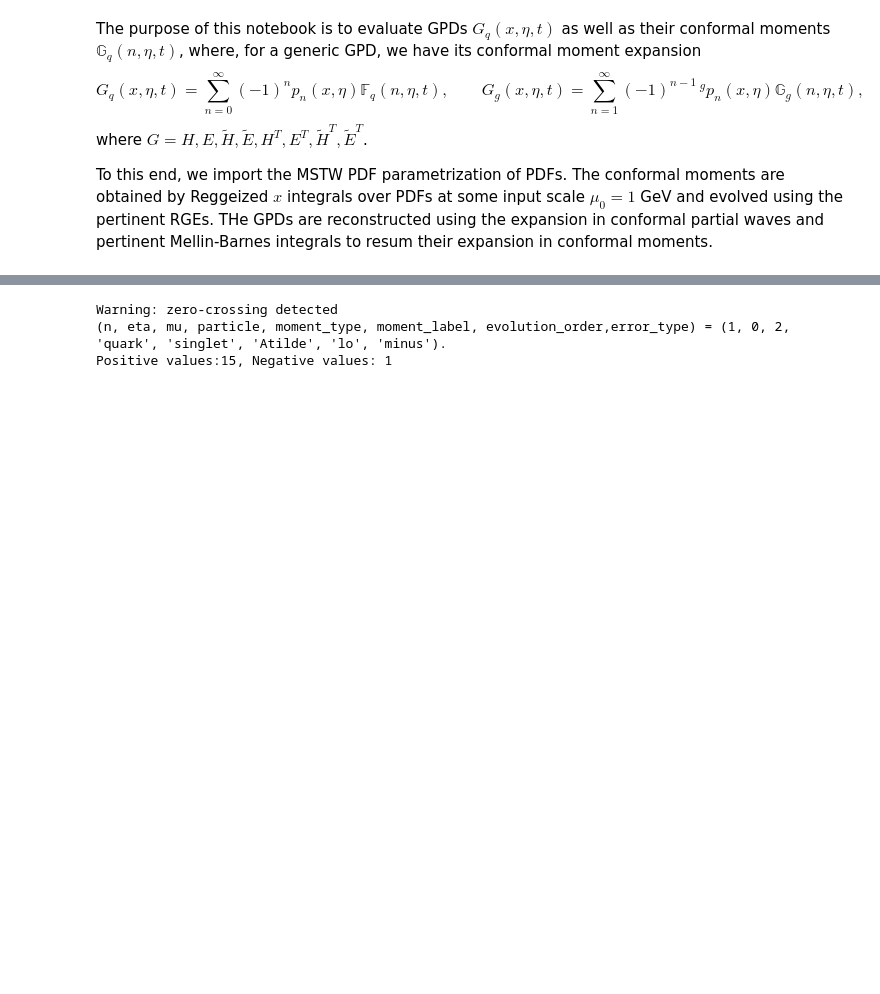
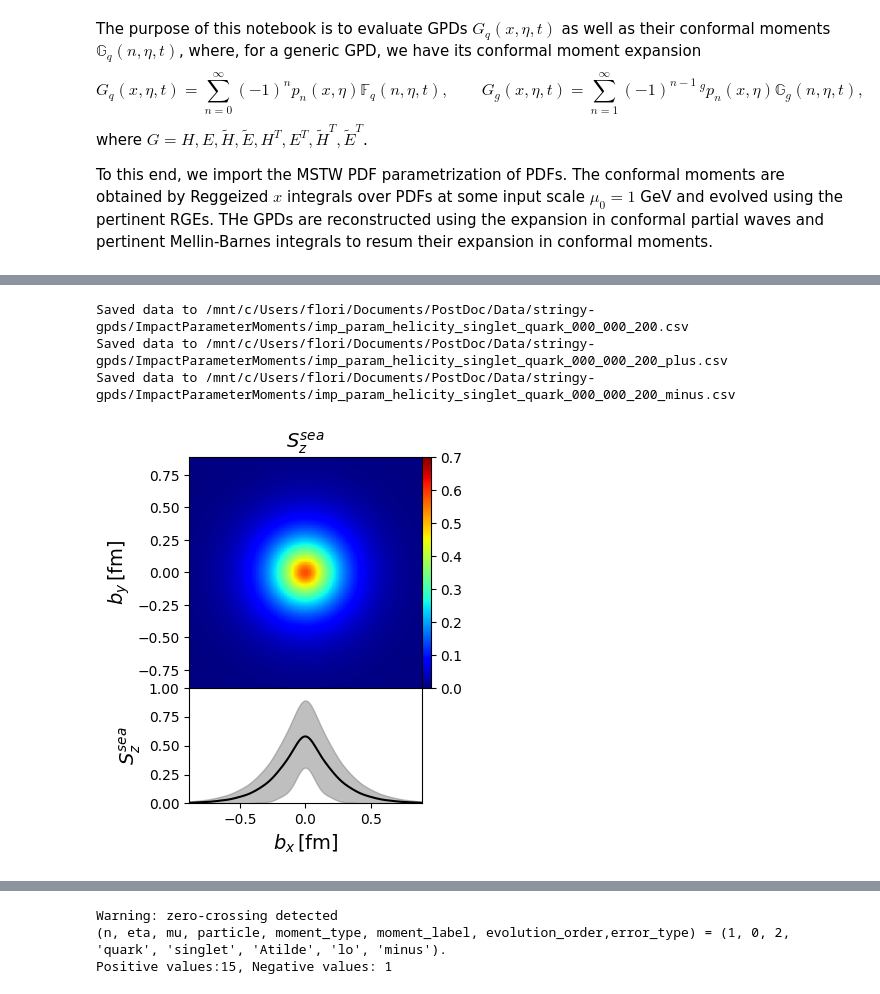
Before and after one commit to HechenMountain/stringy-gpds, a Jupyter notebook: StringBasedGPD.ipynb, the cells around one changed output, grey strips where cells are left out. Drawn from its saved outputs; the diff is of its cells as text; code cells hidden in the pictures; blank space fills up the shorter version.

```diff
--- a/StringBasedGPD.ipynb
+++ b/StringBasedGPD.ipynb
@@ -159,0 +79,9 @@ Working on ('gluon', 'singlet', 'Atilde', 'nlo', 'minus') at (eta,t,mu) = (0, -0
+# %%
+from stringy_gpds.core import plot_fourier_transform_singlet_helicity
+# plot_fourier_transform_singlet_helicity(0,2,particle="gluon",vmin=0,vmax=2,ymin=0,ymax=3,read_from_file=True,write_to_file=False)
+plot_fourier_transform_singlet_helicity(0,2,particle="quark",vmin=0,vmax=0.7,ymin=0,ymax=1,read_from_file=False,write_to_file=True)
+# %% [output]
+Saved data to /mnt/c/Users/flori/Documents/PostDoc/Data/stringy-gpds/ImpactParameterMoments/imp_param_helicity_singlet_quark_000_000_200.csv
+Saved data to /mnt/c/Users/flori/Documents/PostDoc/Data/stringy-gpds/ImpactParameterMoments/imp_param_helicity_singlet_quark_000_000_200_plus.csv
+Saved data to /mnt/c/Users/flori/Documents/PostDoc/Data/stringy-gpds/ImpactParameterMoments/imp_param_helicity_singlet_quark_000_000_200_minus.csv
+[figure, added]
```
Also changed, not shown: parts of 26 cells of this notebook, 3 other files.
